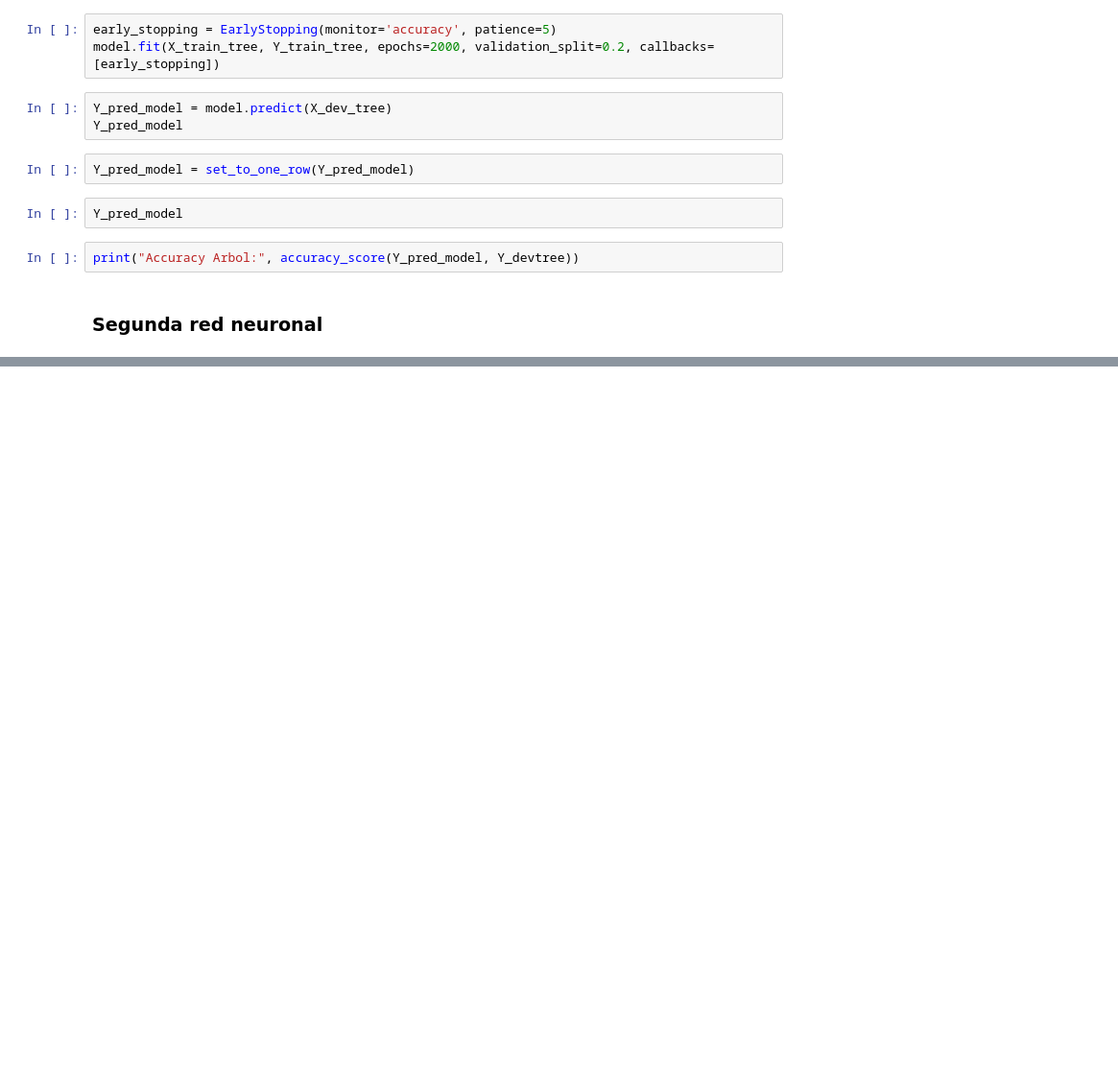
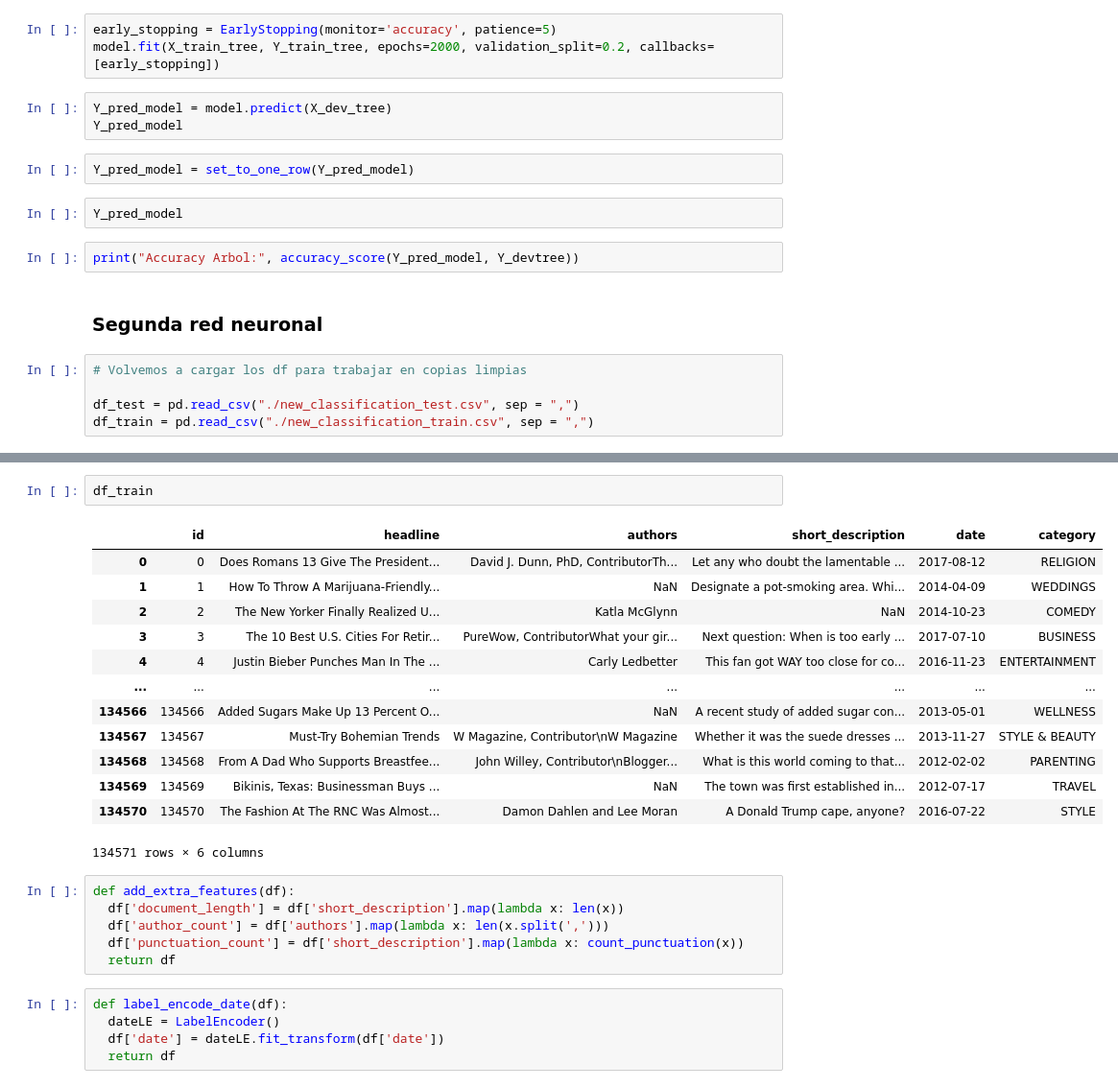
Before and after one commit to fernandasecinaro/machine-learning, a Jupyter notebook: obligatorio.ipynb, the cells around one changed output, grey strips where cells are left out. Shown: that part at 96% size. Cells and saved outputs as stored; diff of their text form; blank space fills up the shorter version.

```diff
--- a/obligatorio.ipynb
+++ b/obligatorio.ipynb
@@ -314,3 +314,8 @@ Y_pred_model
 print("Accuracy Arbol:", accuracy_score(Y_pred_model, Y_devtree))
 # %% [markdown]
 ### Segunda red neuronal
+# %%
+# Volvemos a cargar los df para trabajar en copias limpias
+
+df_test = pd.read_csv("./new_classification_test.csv", sep = ",")
+df_train = pd.read_csv("./new_classification_train.csv", sep = ",")
@@ -316,0 +355,27 @@ print("Accuracy Arbol:", accuracy_score(Y_pred_model, Y_devtree))
+# %%
+df_train
+# %% [output]
+|  | id | headline | authors | short_description | date | category |
+| 0 | 0 | Does Romans 13 Give The President... | David J. Dunn, PhD, ContributorTh... | Let any who doubt the lamentable ... | 2017-08-12 | RELIGION |
+| 1 | 1 | How To Throw A Marijuana-Friendly... | NaN | Designate a pot-smoking area. Whi... | 2014-04-09 | WEDDINGS |
+| 2 | 2 | The New Yorker Finally Realized U... | Katla McGlynn | NaN | 2014-10-23 | COMEDY |
+| 3 | 3 | The 10 Best U.S. Cities For Retir... | PureWow, ContributorWhat your gir... | Next question: When is too early ... | 2017-07-10 | BUSINESS |
+| 4 | 4 | Justin Bieber Punches Man In The ... | Carly Ledbetter | This fan got WAY too close for co... | 2016-11-23 | ENTERTAINMENT |
+| ... | ... | ... | ... | ... | ... | ... |
+| 134566 | 134566 | Added Sugars Make Up 13 Percent O... | NaN | A recent study of added sugar con... | 2013-05-01 | WELLNESS |
+| 134567 | 134567 | Must-Try Bohemian Trends | W Magazine, Contributor\nW Magazine | Whether it was the suede dresses ... | 2013-11-27 | STYLE & BEAUTY |
+| 134568 | 134568 | From A Dad Who Supports Breastfee... | John Willey, Contributor\nBlogger... | What is this world coming to that... | 2012-02-02 | PARENTING |
+| 134569 | 134569 | Bikinis, Texas: Businessman Buys ... | NaN | The town was first established in... | 2012-07-17 | TRAVEL |
+| 134570 | 134570 | The Fashion At The RNC Was Almost... | Damon Dahlen and Lee Moran | A Donald Trump cape, anyone? | 2016-07-22 | STYLE |
+134571 rows × 6 columns
+# %%
+def add_extra_features(df):
+  df['document_length'] = df['short_description'].map(lambda x: len(x))
+  df['author_count'] = df['authors'].map(lambda x: len(x.split(',')))
+  df['punctuation_count'] = df['short_description'].map(lambda x: count_punctuation(x))
+  return df
+# %%
+def label_encode_date(df):
+  dateLE = LabelEncoder()
+  df['date'] = dateLE.fit_transform(df['date'])
+  return df
```
Also changed, not shown: parts of 11 cells of this notebook.
